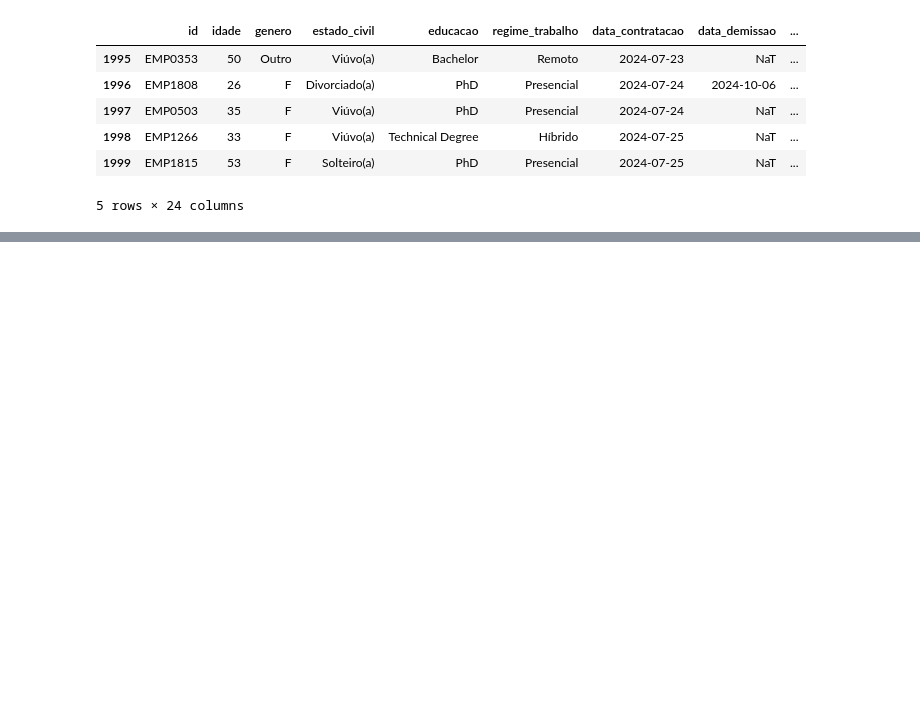
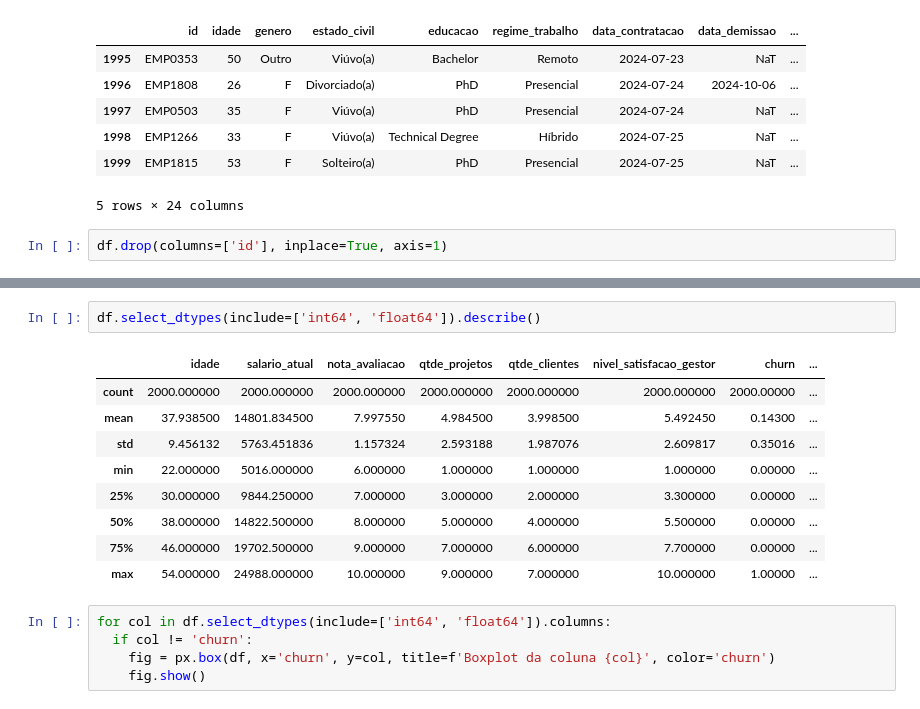
Before and after one commit to brunoramux/random_forest_churn, a Jupyter notebook: churn_employee.ipynb, the cells around one changed output, grey strips where cells are left out. Drawn from its saved outputs; the diff is of its cells as text; blank space fills up the shorter version.

```diff
--- a/churn_employee.ipynb
+++ b/churn_employee.ipynb
@@ -160,3 +160,5 @@ df.tail()
 | 1998 | EMP1266 | 33 | F | Viúvo(a) | Technical Degree | Híbrido | 2024-07-25 | NaT | ... |
 | 1999 | EMP1815 | 53 | F | Solteiro(a) | PhD | Presencial | 2024-07-25 | NaT | ... |
 5 rows × 24 columns
+# %%
+df.drop(columns=['id'], inplace=True, axis=1)
@@ -162,0 +218,17 @@ df.tail()
+# %%
+df.select_dtypes(include=['int64', 'float64']).describe()
+# %% [output]
+|  | idade | salario_atual | nota_avaliacao | qtde_projetos | qtde_clientes | nivel_satisfacao_gestor | churn | ... |
+| count | 2000.000000 | 2000.000000 | 2000.000000 | 2000.000000 | 2000.000000 | 2000.000000 | 2000.00000 | ... |
+| mean | 37.938500 | 14801.834500 | 7.997550 | 4.984500 | 3.998500 | 5.492450 | 0.14300 | ... |
+| std | 9.456132 | 5763.451836 | 1.157324 | 2.593188 | 1.987076 | 2.609817 | 0.35016 | ... |
+| min | 22.000000 | 5016.000000 | 6.000000 | 1.000000 | 1.000000 | 1.000000 | 0.00000 | ... |
+| 25% | 30.000000 | 9844.250000 | 7.000000 | 3.000000 | 2.000000 | 3.300000 | 0.00000 | ... |
+| 50% | 38.000000 | 14822.500000 | 8.000000 | 5.000000 | 4.000000 | 5.500000 | 0.00000 | ... |
+| 75% | 46.000000 | 19702.500000 | 9.000000 | 7.000000 | 6.000000 | 7.700000 | 0.00000 | ... |
+| max | 54.000000 | 24988.000000 | 10.000000 | 9.000000 | 7.000000 | 10.000000 | 1.00000 | ... |
+# %%
+for col in df.select_dtypes(include=['int64', 'float64']).columns:
+  if col != 'churn':
+    fig = px.box(df, x='churn', y=col, title=f'Boxplot da coluna {col}', color='churn')
+    fig.show()
```
Also changed, not shown: parts of 6 cells of this notebook.
